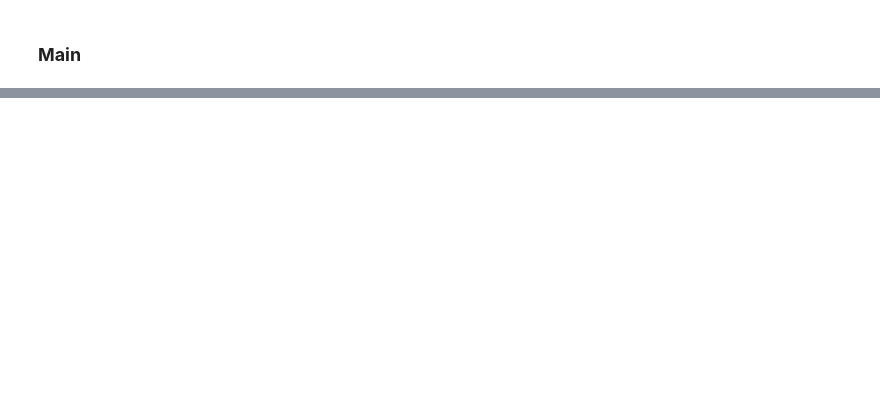
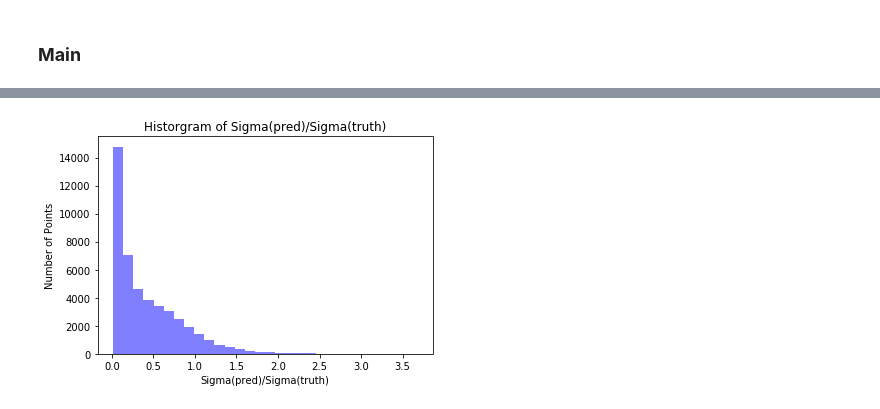
Before and after one commit to shuaigezhu/starDist, a Jupyter notebook: starDist.ipynb, the cells around one changed output, grey strips where cells are left out. Saved outputs shown, nothing was run; the diff lists cells and outputs as text; code cells hidden in the pictures; blank space fills up the shorter version.

```diff
--- a/starDist.ipynb
+++ b/starDist.ipynb
@@ -879,0 +1148,12 @@ Epoch: 29, Avg_loss: -80.43914855957031
+# %%
+plt.xlabel('Sigma(pred)/Sigma(truth)')
+plt.ylabel('Number of Points')
+plt.title(r'Historgram of Sigma(pred)/Sigma(truth)')
+
+y = list(np_tpe / np_sigma)
+num_bins = 30
+n, bins, patches = plt.hist(y, num_bins, facecolor='blue', alpha=0.5)
+
+plt.show()
+# %% [output]
+[figure, added]
```
Also changed, not shown: parts of 21 cells of this notebook.
